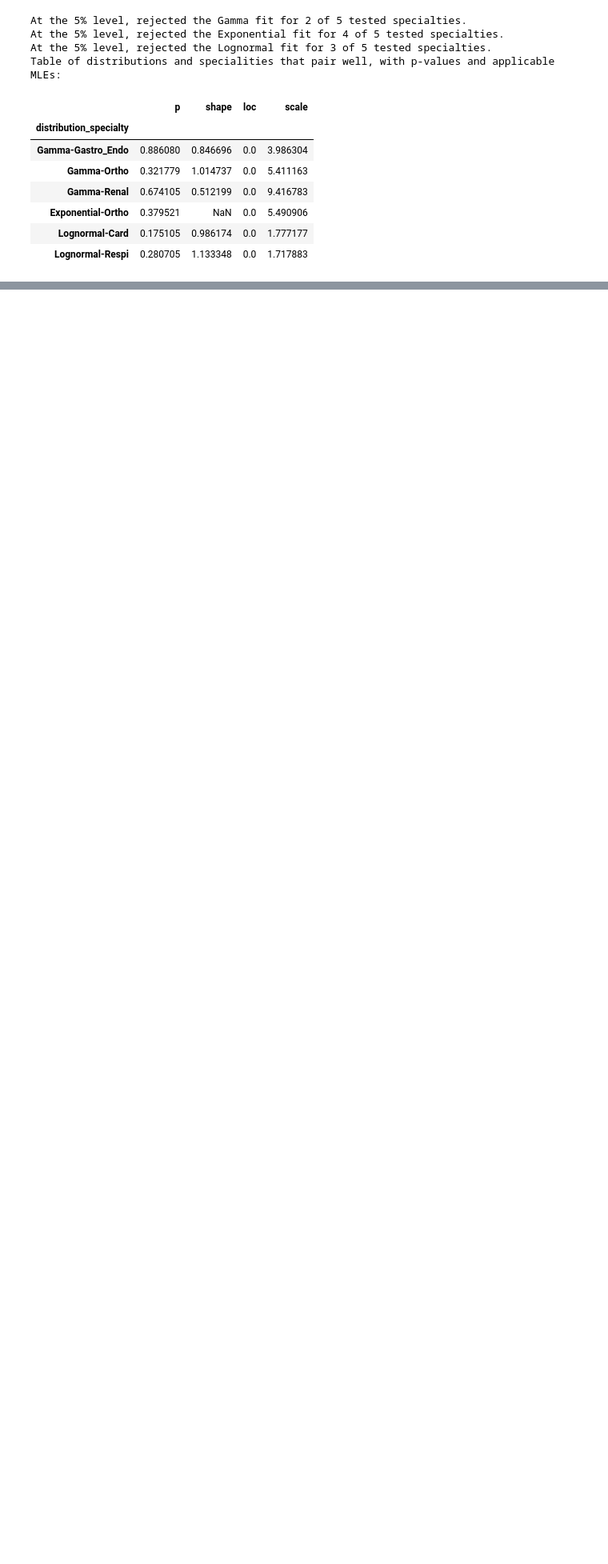
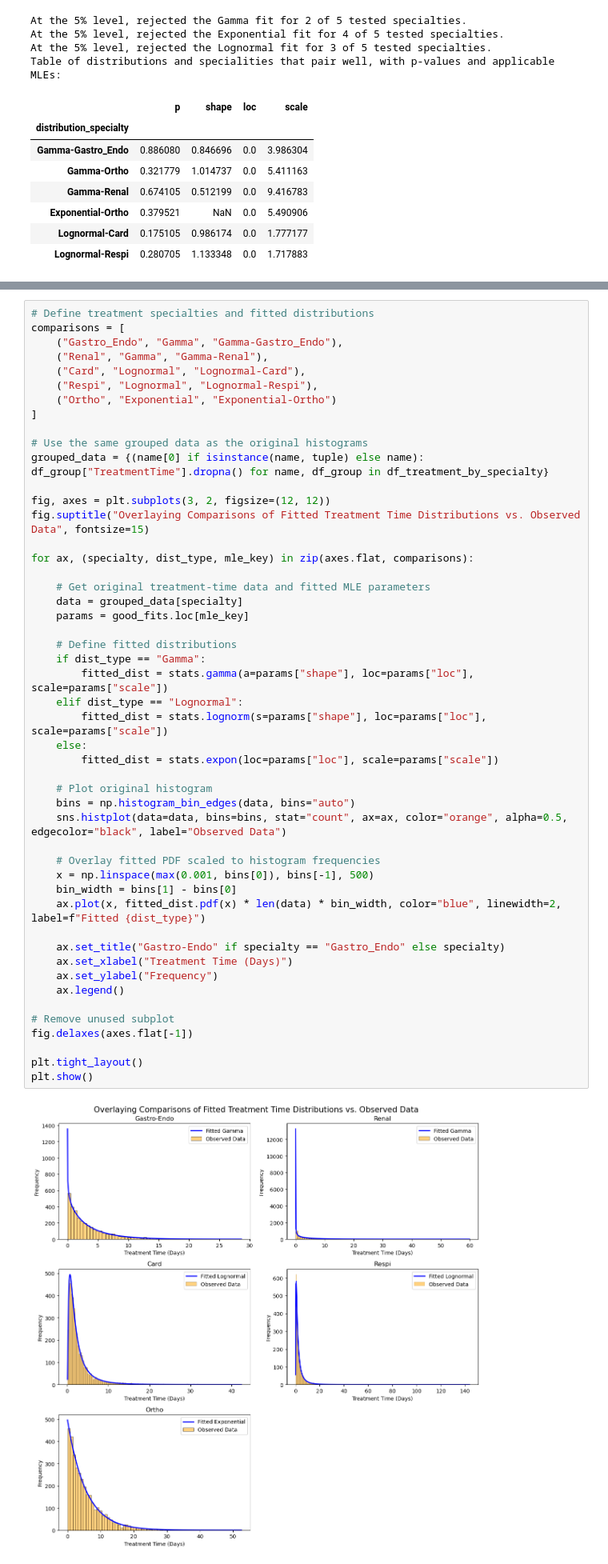
Before and after one commit to faustigo/MIE360-Fall-2026-Project, a Jupyter notebook: Deliverable-3.1-InputModeling.ipynb, the cells around one changed output, grey strips where cells are left out. Shown at 80% size. Cells and saved outputs as stored; diff of their text form; blank space fills up the shorter version.

Commit message:
Added overlaying comparison of fitted distribution with observed treatment times

```diff
--- a/Deliverable-3.1-InputModeling.ipynb
+++ b/Deliverable-3.1-InputModeling.ipynb
@@ -495,3 +495,54 @@ for specialty, df_group in df_treatment_by_specialty:
+# %%
+# Define treatment specialties and fitted distributions
+comparisons = [
+    ("Gastro_Endo", "Gamma", "Gamma-Gastro_Endo"),
+    ("Renal", "Gamma", "Gamma-Renal"),
+    ("Card", "Lognormal", "Lognormal-Card"),
+    ("Respi", "Lognormal", "Lognormal-Respi"),
+    ("Ortho", "Exponential", "Exponential-Ortho")
+]
+
+# Use the same grouped data as the original histograms
+grouped_data = {(name[0] if isinstance(name, tuple) else name): df_group["TreatmentTime"].dropna() for name, df_group in df_treatment_by_specialty}
+
+fig, axes = plt.subplots(3, 2, figsize=(12, 12))
+fig.suptitle("Overlaying Comparisons of Fitted Treatment Time Distributions vs. Observed Data", fontsize=15)
+
+for ax, (specialty, dist_type, mle_key) in zip(axes.flat, comparisons):
+
+    # Get original treatment-time data and fitted MLE parameters
+    data = grouped_data[specialty]
+    params = good_fits.loc[mle_key]
+
+    # Define fitted distributions
+    if dist_type == "Gamma":
+        fitted_dist = stats.gamma(a=params["shape"], loc=params["loc"], scale=params["scale"])
+    elif dist_type == "Lognormal":
+        fitted_dist = stats.lognorm(s=params["shape"], loc=params["loc"], scale=params["scale"])
+    else:
+        fitted_dist = stats.expon(loc=params["loc"], scale=params["scale"])
+
+    # Plot original histogram
+    bins = np.histogram_bin_edges(data, bins="auto")
+    sns.histplot(data=data, bins=bins, stat="count", ax=ax, color="orange", alpha=0.5, edgecolor="black", label="Observed Data")
+
+    # Overlay fitted PDF scaled to histogram frequencies
+    x = np.linspace(max(0.001, bins[0]), bins[-1], 500)
+    bin_width = bins[1] - bins[0]
+    ax.plot(x, fitted_dist.pdf(x) * len(data) * bin_width, color="blue", linewidth=2, label=f"Fitted {dist_type}")
+
+    ax.set_title("Gastro-Endo" if specialty == "Gastro_Endo" else specialty)
+    ax.set_xlabel("Treatment Time (Days)")
+    ax.set_ylabel("Frequency")
+    ax.legend()
+
+# Remove unused subplot
+fig.delaxes(axes.flat[-1])
+
+plt.tight_layout()
+plt.show()
+# %% [output]
+[figure, added]
 # %% [markdown]
 ### Analysis of treatment modeling
 
```
Also changed, not shown: parts of 6 cells of this notebook, 1 other file.
